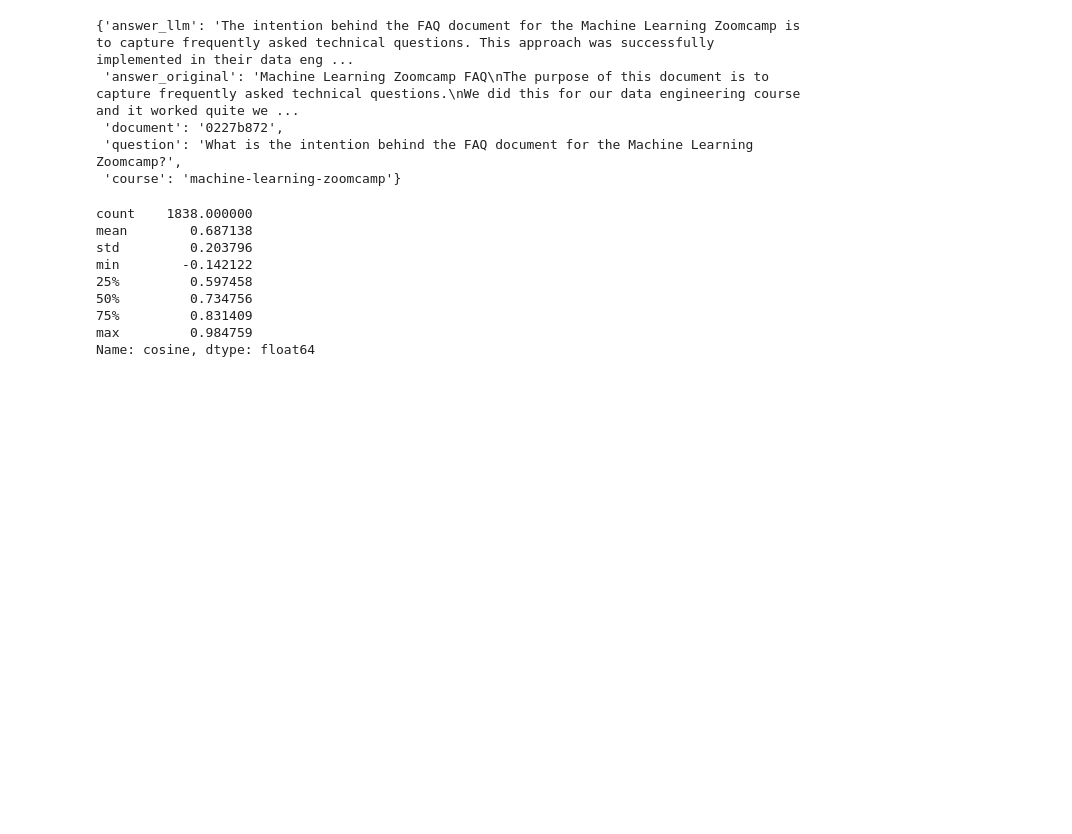
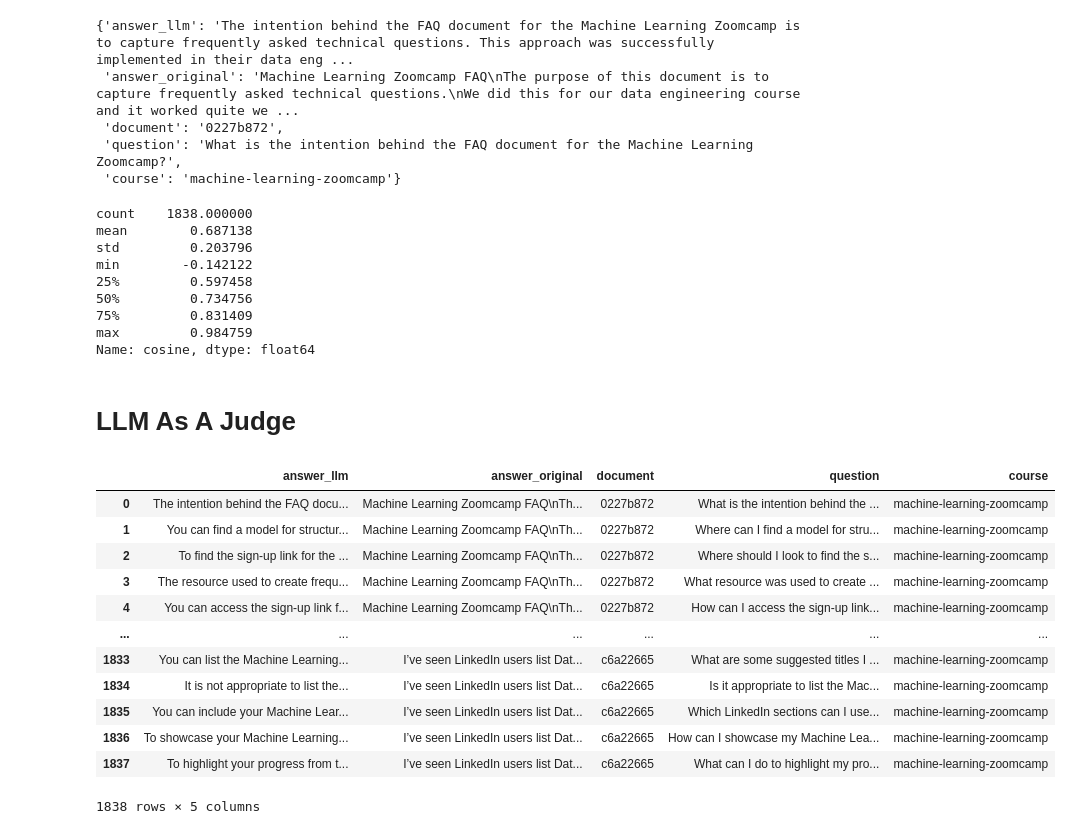
Before and after one commit to gondylife/llm-zoomcamp, a Jupyter notebook: offlineRagEvaluation.ipynb, the cells around one changed output. Saved outputs shown, nothing was run; the diff lists cells and outputs as text; code cells hidden in the pictures; blank space fills up the shorter version.

Commit message:
Offline Rag Evaluation - LLM As a Judge

```diff
--- a/offlineRagEvaluation.ipynb
+++ b/offlineRagEvaluation.ipynb
@@ -293,3 +295,26 @@ min        -0.142122
 75%         0.831409
 max         0.984759
 Name: cosine, dtype: float64
+# %% [markdown]
+# LLM As A Judge
+# %%
+# Load ground truth data set
+
+import pandas as pd
+df_gpt4o_mini = pd.read_csv('results_gpt4o_mini.csv')
+# %%
+df_gpt4o_mini
+# %% [output]
+|  | answer_llm | answer_original | document | question | course |
+| 0 | The intention behind the FAQ docu... | Machine Learning Zoomcamp FAQ\nTh... | 0227b872 | What is the intention behind the ... | machine-learning-zoomcamp |
+| 1 | You can find a model for structur... | Machine Learning Zoomcamp FAQ\nTh... | 0227b872 | Where can I find a model for stru... | machine-learning-zoomcamp |
+| 2 | To find the sign-up link for the ... | Machine Learning Zoomcamp FAQ\nTh... | 0227b872 | Where should I look to find the s... | machine-learning-zoomcamp |
+| 3 | The resource used to create frequ... | Machine Learning Zoomcamp FAQ\nTh... | 0227b872 | What resource was used to create ... | machine-learning-zoomcamp |
+| 4 | You can access the sign-up link f... | Machine Learning Zoomcamp FAQ\nTh... | 0227b872 | How can I access the sign-up link... | machine-learning-zoomcamp |
+| ... | ... | ... | ... | ... | ... |
+| 1833 | You can list the Machine Learning... | I’ve seen LinkedIn users list Dat... | c6a22665 | What are some suggested titles I ... | machine-learning-zoomcamp |
+| 1834 | It is not appropriate to list the... | I’ve seen LinkedIn users list Dat... | c6a22665 | Is it appropriate to list the Mac... | machine-learning-zoomcamp |
+| 1835 | You can include your Machine Lear... | I’ve seen LinkedIn users list Dat... | c6a22665 | Which LinkedIn sections can I use... | machine-learning-zoomcamp |
+| 1836 | To showcase your Machine Learning... | I’ve seen LinkedIn users list Dat... | c6a22665 | How can I showcase my Machine Lea... | machine-learning-zoomcamp |
+| 1837 | To highlight your progress from t... | I’ve seen LinkedIn users list Dat... | c6a22665 | What can I do to highlight my pro... | machine-learning-zoomcamp |
+1838 rows × 5 columns
```
Also changed, not shown: parts of 22 cells of this notebook, 2 other files.
